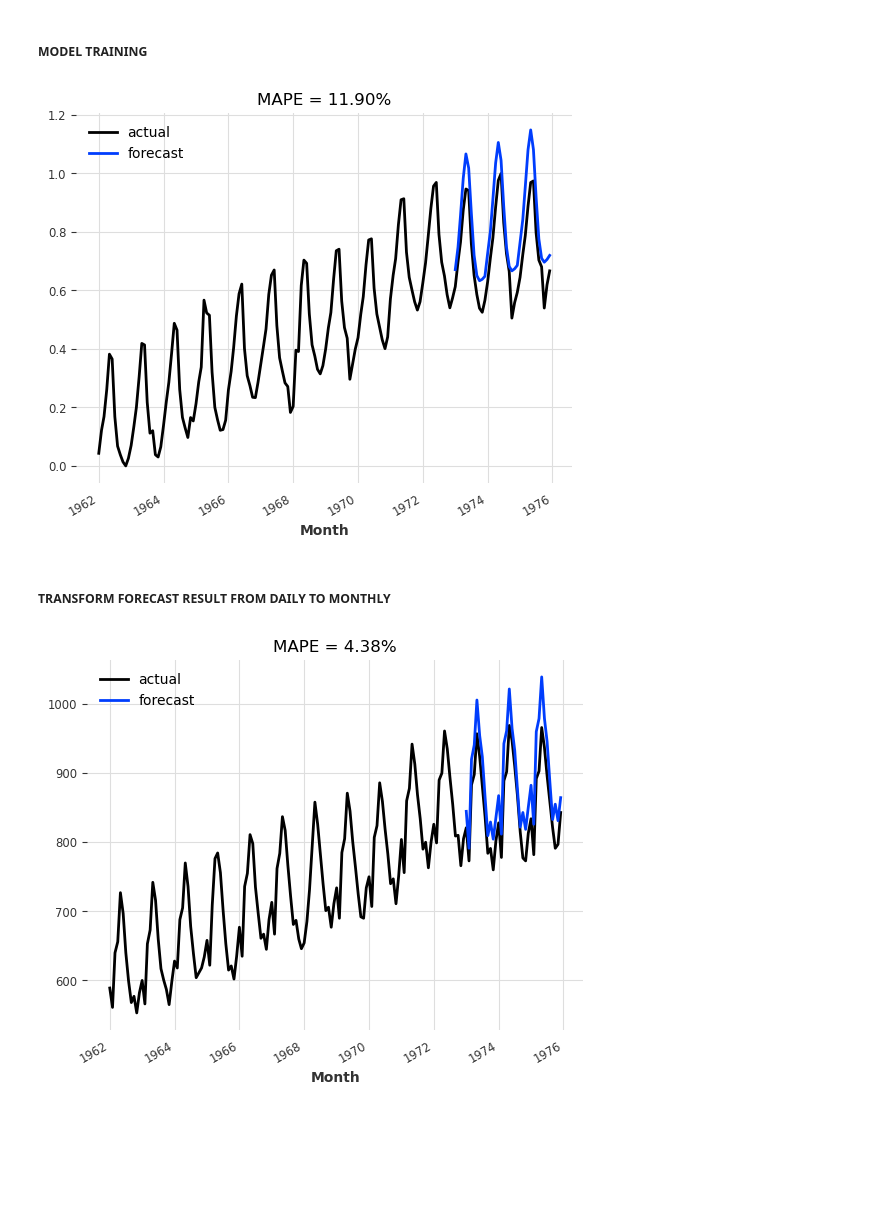
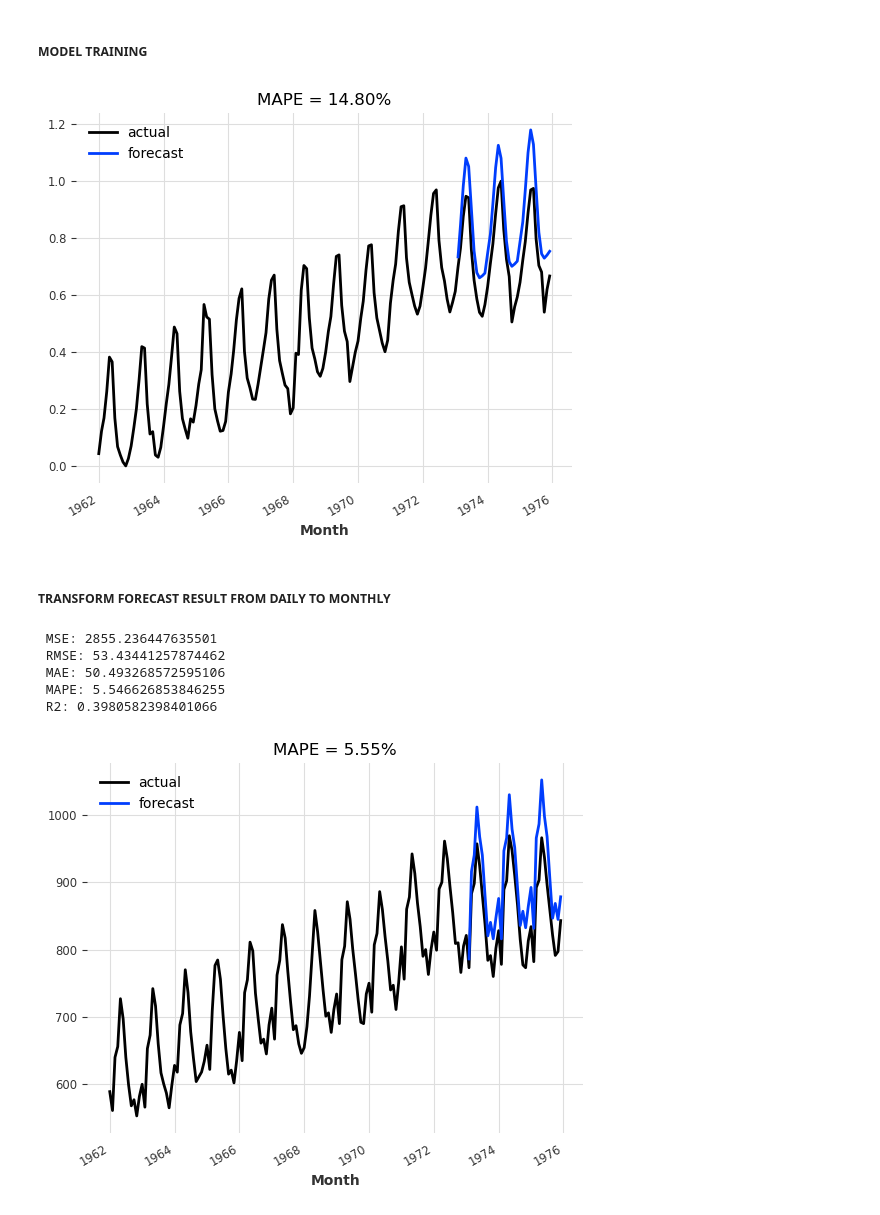
Before and after one commit to igerardoh/timeseries-production-forecast, a Jupyter notebook: code/nD_RNN_LSTM_daily_PastCovariates.ipynb, the cells around one changed output. Cells and saved outputs as stored; diff of their text form; code cells hidden in the pictures; blank space fills up the shorter version.

Commit message:
:heavy_plus_sign: Add more metrics and YML env install file
- add more statistical metrics for model evaluation
- add YML for environment installation
- update README file

```diff
--- a/code/nD_RNN_LSTM_daily_PastCovariates.ipynb
+++ b/code/nD_RNN_LSTM_daily_PastCovariates.ipynb
@@ -49,6 +49,11 @@ warnings.filterwarnings("ignore")
 # for reproducibility
 torch.manual_seed(1)
 np.random.seed(1)
+
+# Define some parameters to use it later
+TIME_COL = 'Month'
+TARGET_COL = 'Pounds per cow'
+TRAIN_SPLIT_RATIO = 0.80
 # %% [markdown]
 ##### READ THE DATA
 # %%
@@ -148,8 +149,8 @@ series.plot();
 ##### DATA SEPARATION - MONTHLY
 # %%
 # Split Dataset into Training and Validation sets
-#train, val = series.split_before(0.75)
-train, val = series.split_before(pd.Timestamp("1973-01-01"))
+train, val = series.split_before(TRAIN_SPLIT_RATIO)
+#train, val = series.split_before(pd.Timestamp("1973-01-01"))
 
 train[TARGET_COL].plot(label='production train')
 val[TARGET_COL].plot(label='production val');
@@ -201,8 +202,8 @@ covariates.plot()
 ##### DATA SEPARATION - DAILY
 # %%
 # Split Dataset into Training and Validation sets
-#dailyavg_train, dailyavg_val = dailyAverage.split_before(0.75)
-dailyavg_train, dailyavg_val = dailyAverage.split_before(pd.Timestamp("1973-01-01"))
+dailyavg_train, dailyavg_val = dailyAverage.split_before(TRAIN_SPLIT_RATIO)
+#dailyavg_train, dailyavg_val = dailyAverage.split_before(pd.Timestamp("1973-01-01"))
 
 
 dailyavg_train[TARGET_COL].plot(label='production train')
@@ -238,17 +239,34 @@ dailyavg_forecast.plot(label="forecast")
 plt.title("MAPE = {:.2f}%".format(mape(dailyavg_forecast, dailyavg_val)))
 plt.legend();
 # %% [output]
-[figure, old version]
+[figure, new version]
 # %% [markdown]
 ##### TRANSFORM FORECAST RESULT FROM DAILY TO MONTHLY
 # %%
+from darts.metrics import mae, mape, mse, rmse, r2_score
+
 # reverse scaling and convert values back from dayly results to monthly results
 dailyavg_forecast = scaler.inverse_transform(dailyavg_forecast)
 forecast = toDailyAverage.inverse_transform(dailyavg_forecast)
 
 series.plot(label="actual")
 forecast.plot(label="forecast")
 plt.title("MAPE = {:.2f}%".format(mape(forecast, val)))
 plt.legend();
+
+# ----- CALCULATE METRICS ------
+
+MSE = mse(forecast, val)
+RMSE = rmse(forecast, val)
+MAE = mae(forecast, val)
+MAPE = mape(forecast, val)
+R2 = r2_score(forecast, val)
+
+print(f" MSE: {MSE}\n RMSE: {RMSE}\n MAE: {MAE}\n MAPE: {MAPE}\n R2: {R2}")
 # %% [output]
+ MSE: 2855.236447635501
+ RMSE: 53.43441257874462
+ MAE: 50.493268572595106
+ MAPE: 5.546626853846255
+ R2: 0.3980582398401066
-[figure, old version]
+[figure, new version]
```
Also changed, not shown: parts of 3 cells of this notebook, 5 other files.
